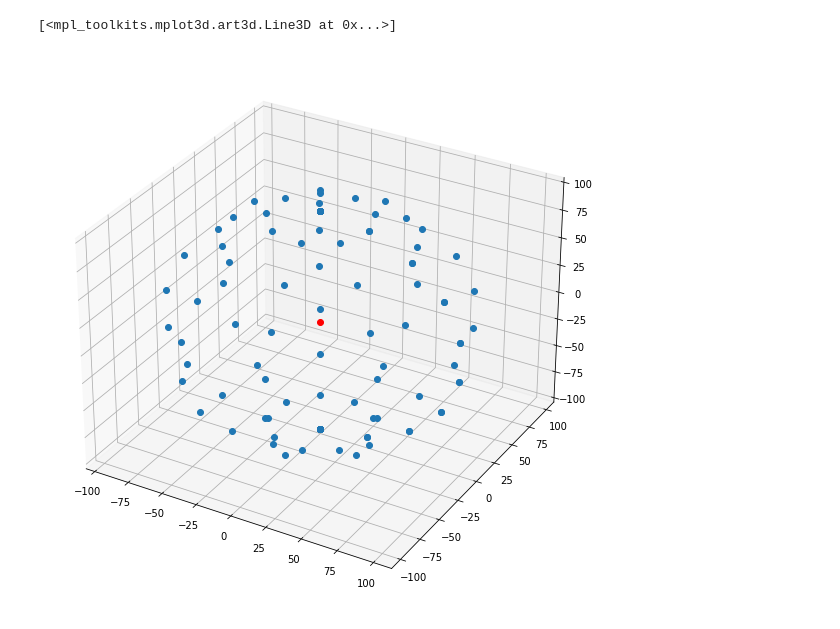
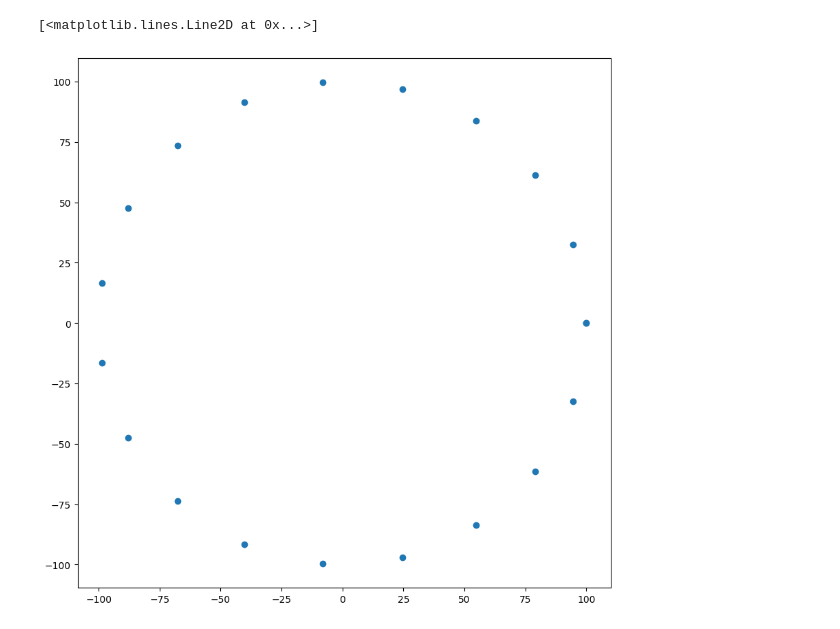
Before and after one commit to franz96521/band-gap, a Jupyter notebook: 3D Dataset creation.ipynb, the cells around one changed output. Drawn from its saved outputs; the diff is of its cells as text; code cells hidden in the pictures.

```diff
--- a/3D Dataset creation.ipynb
+++ b/3D Dataset creation.ipynb
@@ -12,28 +37,16 @@ materials = mogli.read('Datasets/structures.xyz')
 # %%
-
-# array with point of sphere  in 3D space
-
-def sphere(radius, n):
-    phi = np.linspace(0, np.pi, n)
+def circle(radius, n):
     theta = np.linspace(0, 2*np.pi, n)
-    x = radius*np.outer(np.sin(phi), np.cos(theta))
-    y = radius*np.outer(np.sin(phi), np.sin(theta))
-    z = radius*np.outer(np.cos(phi), np.ones_like(theta))
+    x = radius*np.cos(theta)
+    y = radius*np.sin(theta)
+    z = np.zeros_like(theta)
     # put x,y, and z as columns in a matrix
 
     return np.column_stack((x.flatten(),y.flatten(),z.flatten()))
-
-s = sphere(100, 10)
+x = circle(100, 20)
 
 plt.figure(figsize=(10,10))
-
-# make a 3d plot
-ax = plt.axes(projection='3d')
-
-# Data for a three-dimensional line
-
-ax.plot3D(s[:,0], s[:,1], s[:,2], 'o')
-ax.plot3D(0,0,0, 'red', marker='o')
+plt.plot(x[:,0], x[:,1], 'o')
 # %% [output]
-[<mpl_toolkits.mplot3d.art3d.Line3D at 0x...>]
+[<matplotlib.lines.Line2D at 0x...>]
-[figure, old version]
+[figure, new version]
```
Also changed, not shown: parts of 9 cells of this notebook, 8 other files.
